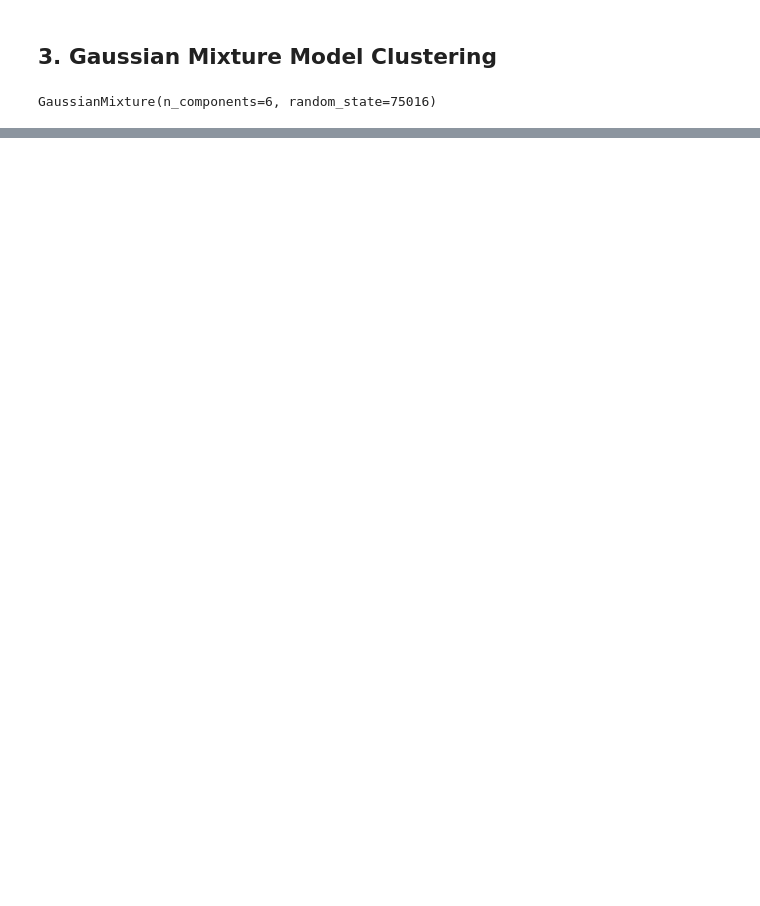
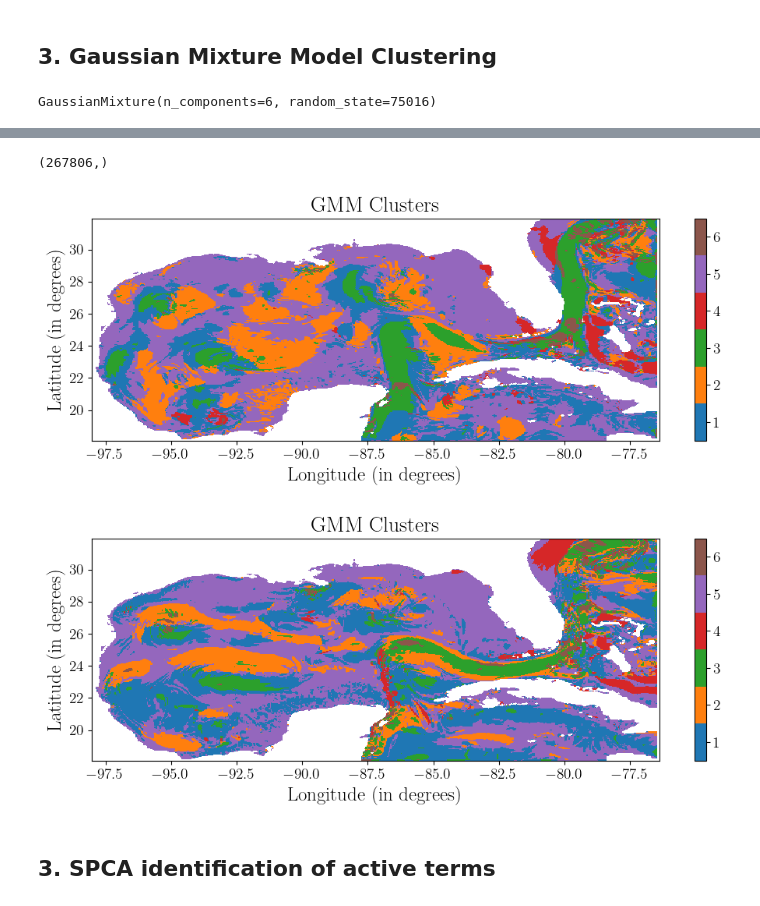
Before and after one commit to tbreitburd/Learning-Dominant-Physical-Processes-using-Unsupervised-Learning-Techniques-, a Jupyter notebook: Notebooks/Geostrophic_Balance.ipynb, the cells around one changed output, grey strips where cells are left out. Cells and saved outputs as stored; diff of their text form; code cells hidden in the pictures; blank space fills up the shorter version.

Commit message:
Plotted clustering in space
Added code to retrieve meridional and zonal features. Then used the plot_clustering_space function and modified it for the geostrophic balance case.

```diff
--- a/Notebooks/Geostrophic_Balance.ipynb
+++ b/Notebooks/Geostrophic_Balance.ipynb
@@ -222,7 +222,9 @@ labels = [
     r"$-\frac{1}{\rho} \nabla p$",
 ]
 # %%
-# Get rid of nan values
+# Get rid of nan values, keeping tracks of the indices
+mer_nan = np.isnan(features_mer).any(axis=1)
+zon_nan = np.isnan(features_zon).any(axis=1)
 features_mer = features_mer[~np.isnan(features_mer).any(axis=1)]
 features_zon = features_zon[~np.isnan(features_zon).any(axis=1)]
 
@@ -271,0 +274,65 @@ pf.plot_cov_mat(model, nfeatures, n_clusters, labels, "GMM")
+# %%
+# Predict clusters for a single snapshot
+cluster_idx = model.predict(features)
+cluster_idx.shape
+# %% [output]
+(267806,)
+# %%
+import seaborn as sns
+from matplotlib.colors import ListedColormap
+import os
+
+# Set the colormap
+cm = sns.color_palette("tab10").as_hex()
+cm.insert(0, "#ffffff")
+cm = ListedColormap(cm)
+# %%
+# Get the meridional and zonal points back
+n_meridional = len(features_mer[:, 0])
+
+cluster_idx_mer = np.zeros(len(u[0, :, :].flatten()), dtype=int) - 1
+cluster_idx_zon = np.zeros(len(u[0, :, :].flatten()), dtype=int) - 1
+
+cluster_idx_mer[~mer_nan] = cluster_idx[:n_meridional]
+cluster_idx_zon[~zon_nan] = cluster_idx[n_meridional:]
+
+clustermap_mer = cluster_idx_mer.reshape(ny, nx)
+clustermap_zon = cluster_idx_zon.reshape(ny, nx)
+
+
+# Plot the clusters in space
+def plot_clustering_space_geo(clustermap, x, y, num_x, num_y, n_clusters, show=True):
+    plt.figure(figsize=(10, 4))
+    # Plot the clustering in space
+    plt.pcolor(x, y, clustermap + 1, cmap=cm, vmin=-0.5, vmax=cm.N - 0.5)
+    plt.colorbar(
+        boundaries=np.arange(0.5, n_clusters + 1.5), ticks=np.arange(0, n_clusters + 1)
+    )
+
+    plt.xlabel("Longitude (in degrees)", fontsize=18)
+    plt.ylabel("Latitude (in degrees)", fontsize=18)
+    plt.title("GMM Clusters", fontsize=20)
+
+    plt.tight_layout()
+
+    cur_dir = os.getcwd()
+    proj_dir = os.path.dirname(cur_dir)
+    plots_dir = os.path.join(proj_dir, "Plots")
+    os.makedirs(plots_dir, exist_ok=True)
+
+    plot_dir = os.path.join(plots_dir, "clustering_space_geo.png")
+    plt.savefig(plot_dir)
+
+    if show:
+        plt.show()
+    else:
+        plt.close()
+
+
+plot_clustering_space_geo(clustermap_mer, lon, lat, nx, ny, n_clusters)
+plot_clustering_space_geo(clustermap_zon, lon, lat, nx, ny, n_clusters)
+# %% [output]
+[figure, added]
+[figure, added]
+# %% [markdown]
+## 3.  SPCA identification of active terms
```
Also changed, not shown: parts of 2 cells of this notebook.
